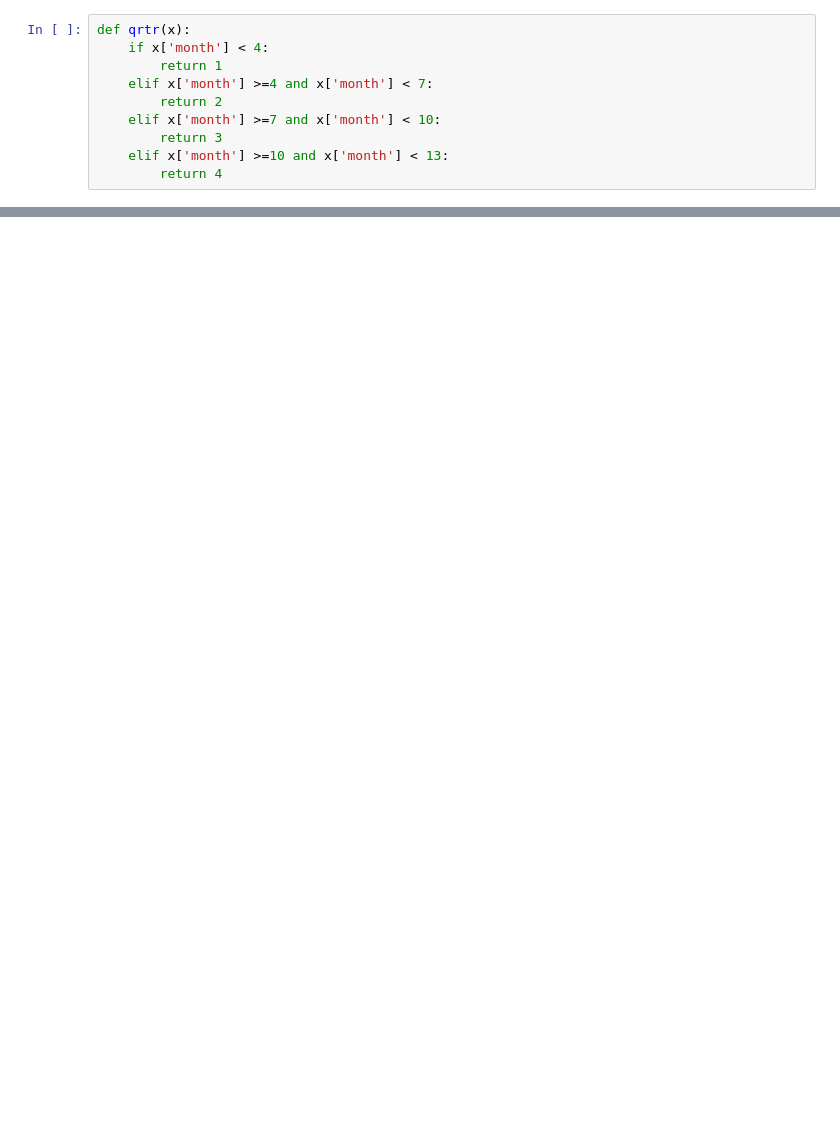
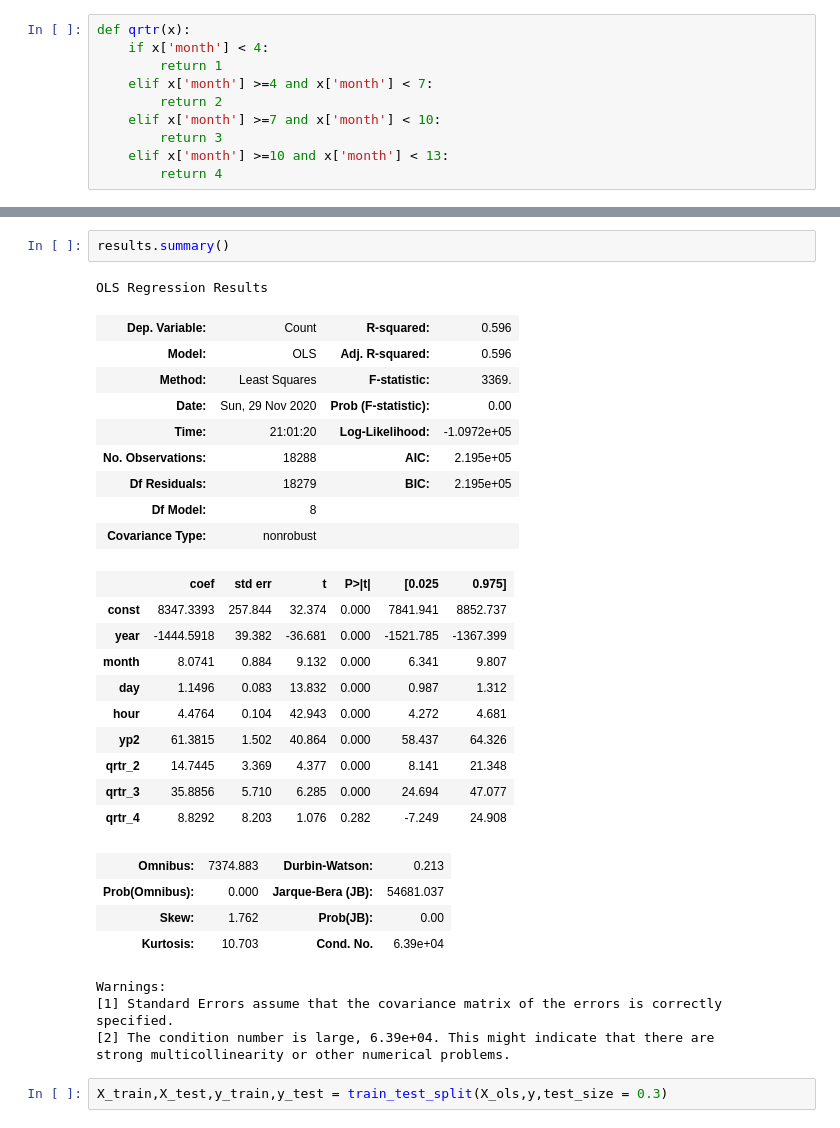
Before and after one commit to ehsansam69/Time-series-analyzing, a Jupyter notebook: 2nd.ipynb, the cells around one changed output, grey strips where cells are left out. Saved outputs shown, nothing was run; the diff lists cells and outputs as text; blank space fills up the shorter version.

```diff
--- a/2nd.ipynb
+++ b/2nd.ipynb
@@ -91,0 +146,33 @@ df.head()
+# %%
+results.summary()
+# %% [output]
+OLS Regression Results
+| Dep. Variable: | Count | R-squared: | 0.596 |
+| Model: | OLS | Adj. R-squared: | 0.596 |
+| Method: | Least Squares | F-statistic: | 3369. |
+| Date: | Sun, 29 Nov 2020 | Prob (F-statistic): | 0.00 |
+| Time: | 21:01:20 | Log-Likelihood: | -1.0972e+05 |
+| No. Observations: | 18288 | AIC: | 2.195e+05 |
+| Df Residuals: | 18279 | BIC: | 2.195e+05 |
+| Df Model: | 8 |  |  |
+| Covariance Type: | nonrobust |  |  |
+|  | coef | std err | t | P>|t| | [0.025 | 0.975] |
+| const | 8347.3393 | 257.844 | 32.374 | 0.000 | 7841.941 | 8852.737 |
+| year | -1444.5918 | 39.382 | -36.681 | 0.000 | -1521.785 | -1367.399 |
+| month | 8.0741 | 0.884 | 9.132 | 0.000 | 6.341 | 9.807 |
+| day | 1.1496 | 0.083 | 13.832 | 0.000 | 0.987 | 1.312 |
+| hour | 4.4764 | 0.104 | 42.943 | 0.000 | 4.272 | 4.681 |
+| yp2 | 61.3815 | 1.502 | 40.864 | 0.000 | 58.437 | 64.326 |
+| qrtr_2 | 14.7445 | 3.369 | 4.377 | 0.000 | 8.141 | 21.348 |
+| qrtr_3 | 35.8856 | 5.710 | 6.285 | 0.000 | 24.694 | 47.077 |
+| qrtr_4 | 8.8292 | 8.203 | 1.076 | 0.282 | -7.249 | 24.908 |
+| Omnibus: | 7374.883 | Durbin-Watson: | 0.213 |
+| Prob(Omnibus): | 0.000 | Jarque-Bera (JB): | 54681.037 |
+| Skew: | 1.762 | Prob(JB): | 0.00 |
+| Kurtosis: | 10.703 | Cond. No. | 6.39e+04 |
+Warnings:
+[1] Standard Errors assume that the covariance matrix of the errors is correctly specified.
+[2] The condition number is large, 6.39e+04. This might indicate that there are
+strong multicollinearity or other numerical problems.
+# %%
+X_train,X_test,y_train,y_test = train_test_split(X_ols,y,test_size = 0.3)
```
Also changed, not shown: parts of 24 cells of this notebook.
